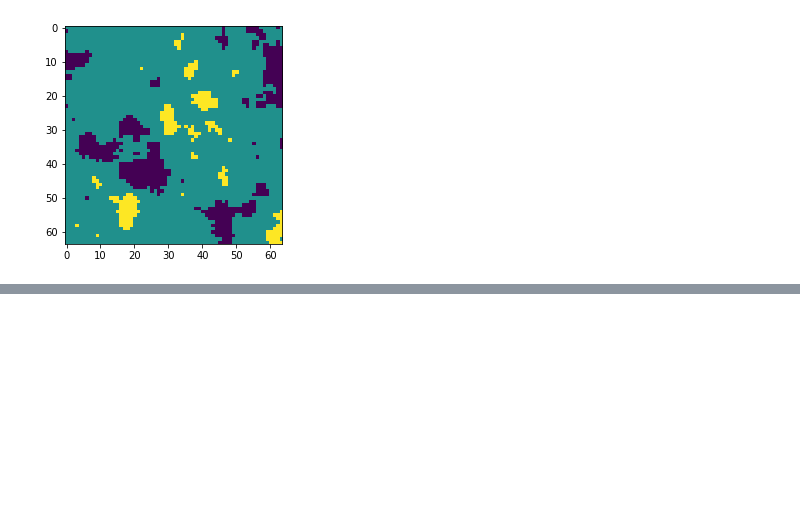
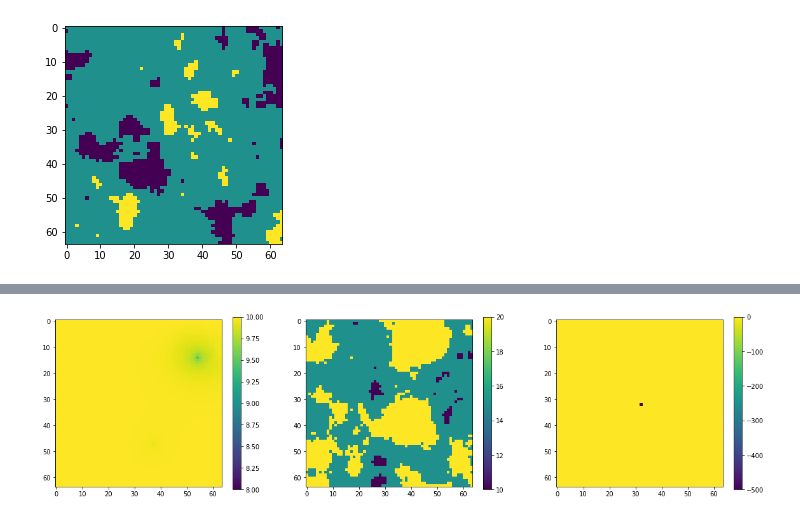
Before and after one commit to mlttac/AUNet_gwf, a Jupyter notebook: Darcy2DSolver.ipynb, the cells around one changed output, grey strips where cells are left out. Drawn from its saved outputs; the diff is of its cells as text; code cells hidden in the pictures; blank space fills up the shorter version.

```diff
--- a/Darcy2DSolver.ipynb
+++ b/Darcy2DSolver.ipynb
@@ -1547,0 +1552,17 @@ ValueError: ignored
+# %%
+gen = dataset_gen()
+inp, out = next(gen)
+
+fig, (ax1, ax2, ax3) = plt.subplots(figsize=(20, 5), ncols=3)
+cb1 = ax1.imshow(out[1, :, :, 0], vmin=8, vmax=10)
+fig.colorbar(cb1, ax=ax1)
+
+cb2 = ax2.imshow(kx[0])
+fig.colorbar(cb2, ax=ax2)
+
+cb3 = ax3.imshow(FQ[0])
+fig.colorbar(cb3, ax=ax3)
+
+fig.show()
+# %% [output]
+[figure, added]
```
Also changed, not shown: parts of 5 cells of this notebook.
